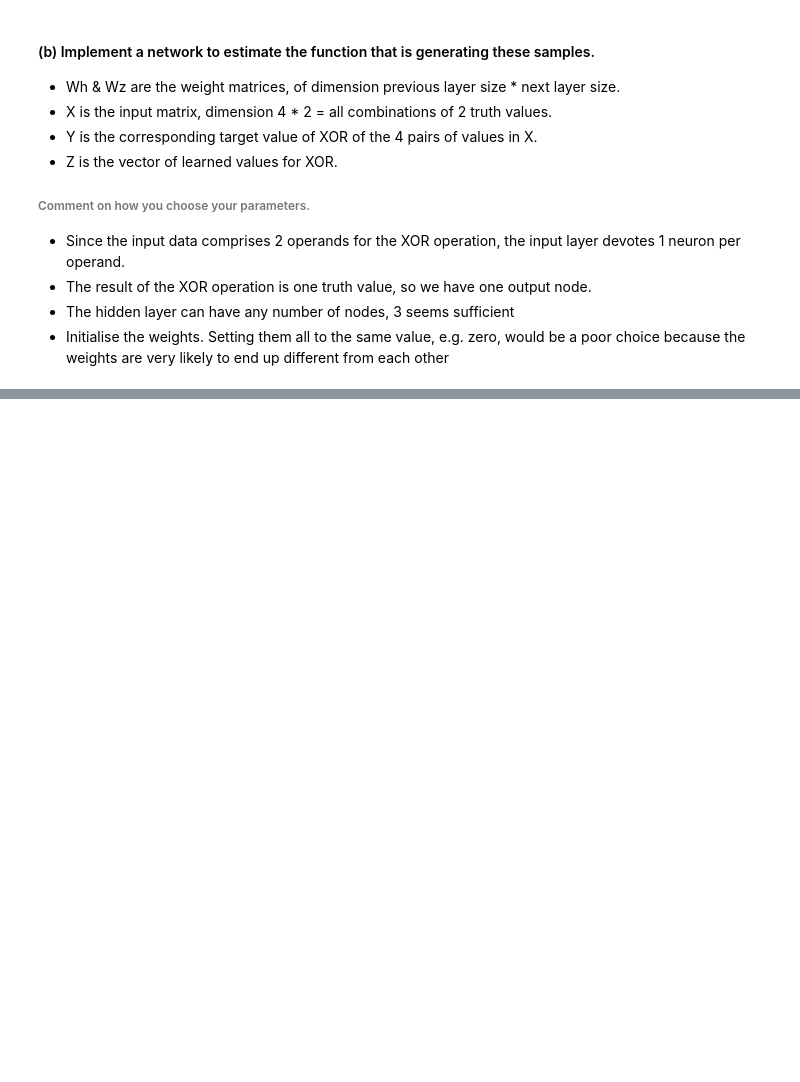
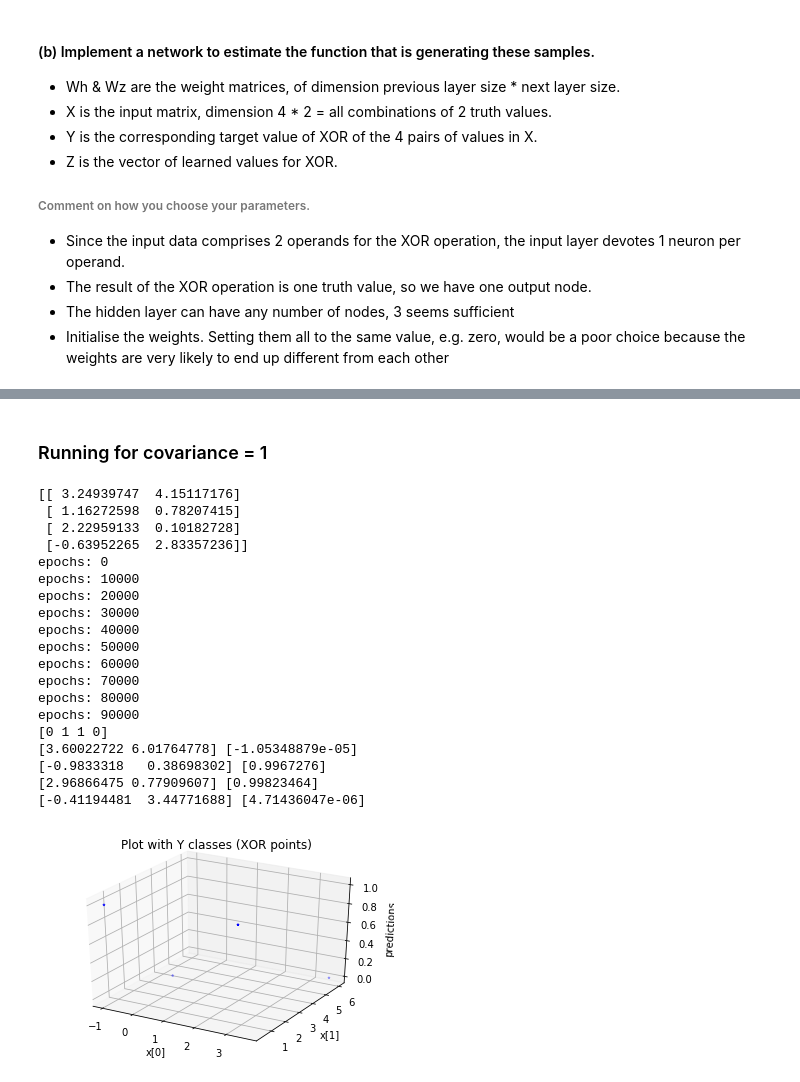
Before and after one commit to karmarv/mlearn, a Jupyter notebook: dnn-h/h2/xor/xor.ipynb, the cells around one changed output, grey strips where cells are left out. Cells and saved outputs as stored; diff of their text form; code cells hidden in the pictures; blank space fills up the shorter version.

```diff
--- a/dnn-h/h2/xor/xor.ipynb
+++ b/dnn-h/h2/xor/xor.ipynb
@@ -144,0 +298,52 @@ TypeError: only size-1 arrays can be converted to Python scalars
+# %% [markdown]
+### Running for covariance = 1
+# %%
+# Generate the data for sigma = 1
+X_generated = generateGaussian(1)
+
+
+
+out_vector = NN([2,2,1])
+X = X_generated
+y = np.array([0, 1, 1, 0])
+out_vector.fit(X, y)
+print(y)
+predicton = np.zeros([1,4])
+i=0
+for e in X:
+    if(i<4):
+        predicton[0][i] = out_vector.predict(e)
+        print(e,out_vector.predict(e))
+        i = i+1
+    else:
+        i=0
+
+fig2 = plt.figure()
+ax = fig2.add_subplot(111, projection='3d')
+ax.scatter(np.array(X[:,0]).flatten(), np.array(X[:,1]).flatten(),np.array(predicton[0,:]).flatten() , s=int(y.shape[0]), c='b', marker='*')
+ax.set_title('Plot with Y classes (XOR points)')
+ax.set_xlabel('x[0]')
+ax.set_ylabel('x[1]')
+ax.set_zlabel('predictions')
+plt.show()
+# %% [output]
+[[ 3.24939747  4.15117176]
+ [ 1.16272598  0.78207415]
+ [ 2.22959133  0.10182728]
+ [-0.63952265  2.83357236]]
+epochs: 0
+epochs: 10000
+epochs: 20000
+epochs: 30000
+epochs: 40000
+epochs: 50000
+epochs: 60000
+epochs: 70000
+epochs: 80000
+epochs: 90000
+[0 1 1 0]
+[3.60022722 6.01764778] [-1.05348879e-05]
+[-0.9833318   0.38698302] [0.9967276]
+[2.96866475 0.77909607] [0.99823464]
+[-0.41194481  3.44771688] [4.71436047e-06]
+[figure, added]
```
Also changed, not shown: parts of 9 cells of this notebook, 22 other files.
